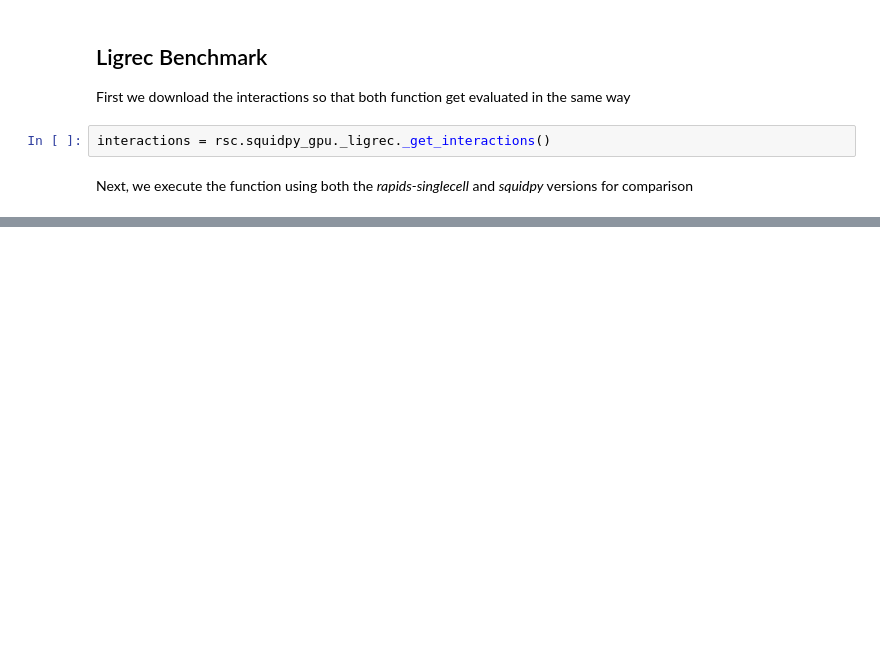
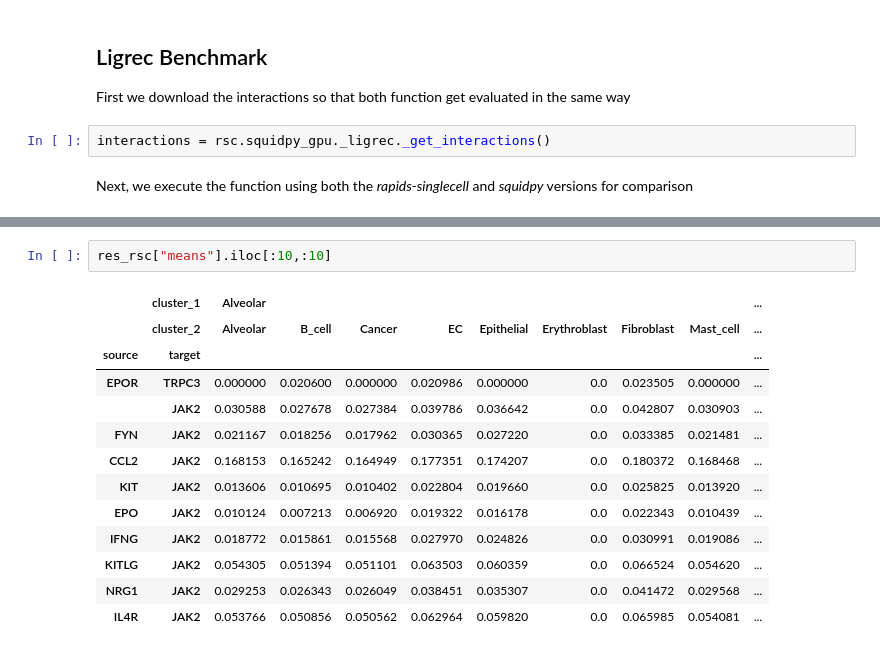
Before and after one commit to scverse/rapids_singlecell, a Jupyter notebook: docs/notebooks/ligrec_benchmark.ipynb, the cells around one changed output, grey strips where cells are left out. Cells and saved outputs as stored; diff of their text form; blank space fills up the shorter version.

```diff
--- a/docs/notebooks/ligrec_benchmark.ipynb
+++ b/docs/notebooks/ligrec_benchmark.ipynb
@@ -129 +129,17 @@ Wall time: 3.68 s
+# %%
+res_rsc["means"].iloc[:10,:10]
+# %% [output]
+|  | cluster_1 | Alveolar |  |  |  |  |  |  |  | ... |
+|  | cluster_2 | Alveolar | B_cell | Cancer | EC | Epithelial | Erythroblast | Fibroblast | Mast_cell | ... |
+| source | target |  |  |  |  |  |  |  |  | ... |
+| EPOR | TRPC3 | 0.000000 | 0.020600 | 0.000000 | 0.020986 | 0.000000 | 0.0 | 0.023505 | 0.000000 | ... |
+|  | JAK2 | 0.030588 | 0.027678 | 0.027384 | 0.039786 | 0.036642 | 0.0 | 0.042807 | 0.030903 | ... |
+| FYN | JAK2 | 0.021167 | 0.018256 | 0.017962 | 0.030365 | 0.027220 | 0.0 | 0.033385 | 0.021481 | ... |
+| CCL2 | JAK2 | 0.168153 | 0.165242 | 0.164949 | 0.177351 | 0.174207 | 0.0 | 0.180372 | 0.168468 | ... |
+| KIT | JAK2 | 0.013606 | 0.010695 | 0.010402 | 0.022804 | 0.019660 | 0.0 | 0.025825 | 0.013920 | ... |
+| EPO | JAK2 | 0.010124 | 0.007213 | 0.006920 | 0.019322 | 0.016178 | 0.0 | 0.022343 | 0.010439 | ... |
+| IFNG | JAK2 | 0.018772 | 0.015861 | 0.015568 | 0.027970 | 0.024826 | 0.0 | 0.030991 | 0.019086 | ... |
+| KITLG | JAK2 | 0.054305 | 0.051394 | 0.051101 | 0.063503 | 0.060359 | 0.0 | 0.066524 | 0.054620 | ... |
+| NRG1 | JAK2 | 0.029253 | 0.026343 | 0.026049 | 0.038451 | 0.035307 | 0.0 | 0.041472 | 0.029568 | ... |
+| IL4R | JAK2 | 0.053766 | 0.050856 | 0.050562 | 0.062964 | 0.059820 | 0.0 | 0.065985 | 0.054081 | ... |
 # %%
```
Also changed, not shown: parts of 15 cells of this notebook.
